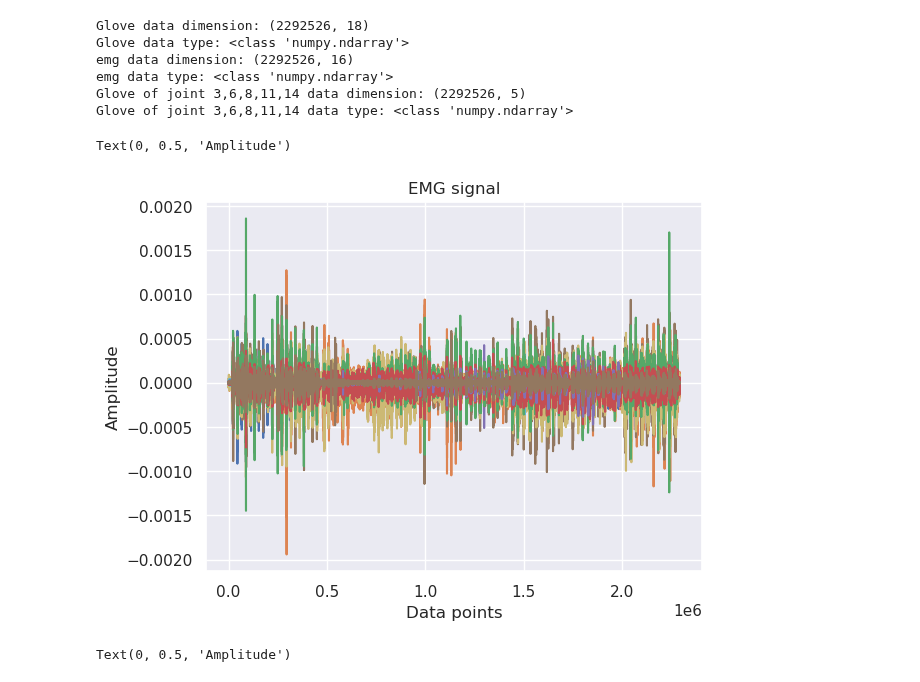
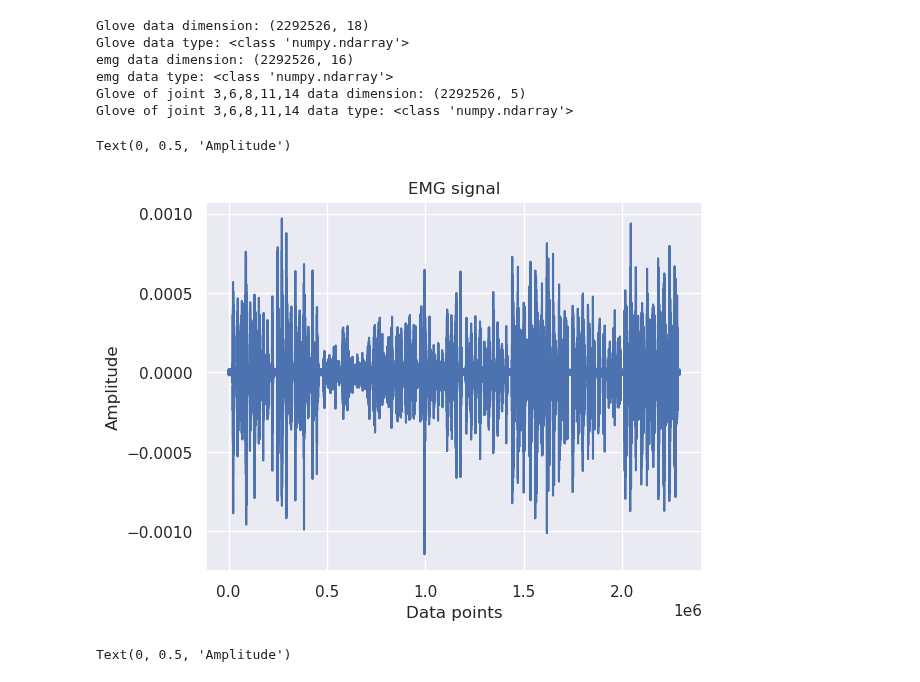
Before and after one commit to Tournedos/NSSP_project2_groupK, a Jupyter notebook: Part3.ipynb, the cells around one changed output. Saved outputs shown, nothing was run; the diff lists cells and outputs as text; code cells hidden in the pictures.

```diff
--- a/Part3.ipynb
+++ b/Part3.ipynb
@@ -68,14 +68,14 @@ Glove of joint 3,6,8,11,14 data type: <class 'numpy.ndarray'>
 # %%
 #plot 1st channel
 plt.close("all")
 fig, ax = plt.subplots()
-ax.plot(emg_data[:, ])
+ax.plot(emg_data[:, 5])
 ax.set_title("EMG signal")
 ax.set_xlabel("Data points")
 ax.set_ylabel("Amplitude")
 # %% [output]
 Text(0, 0.5, 'Amplitude')
-[figure, old version]
+[figure, new version]
 # %%
 #We need to preprocess EMG and print the absolute value
 emg_data_rect = np.abs(emg_data)
```
Also changed, not shown: parts of 13 cells of this notebook.
